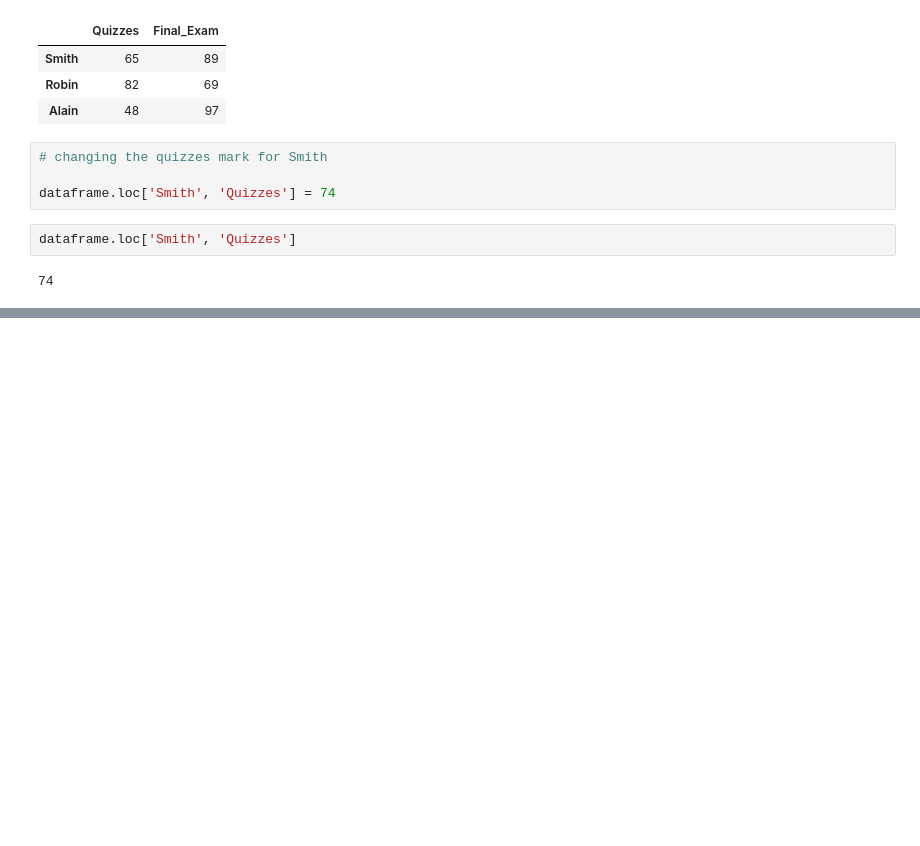
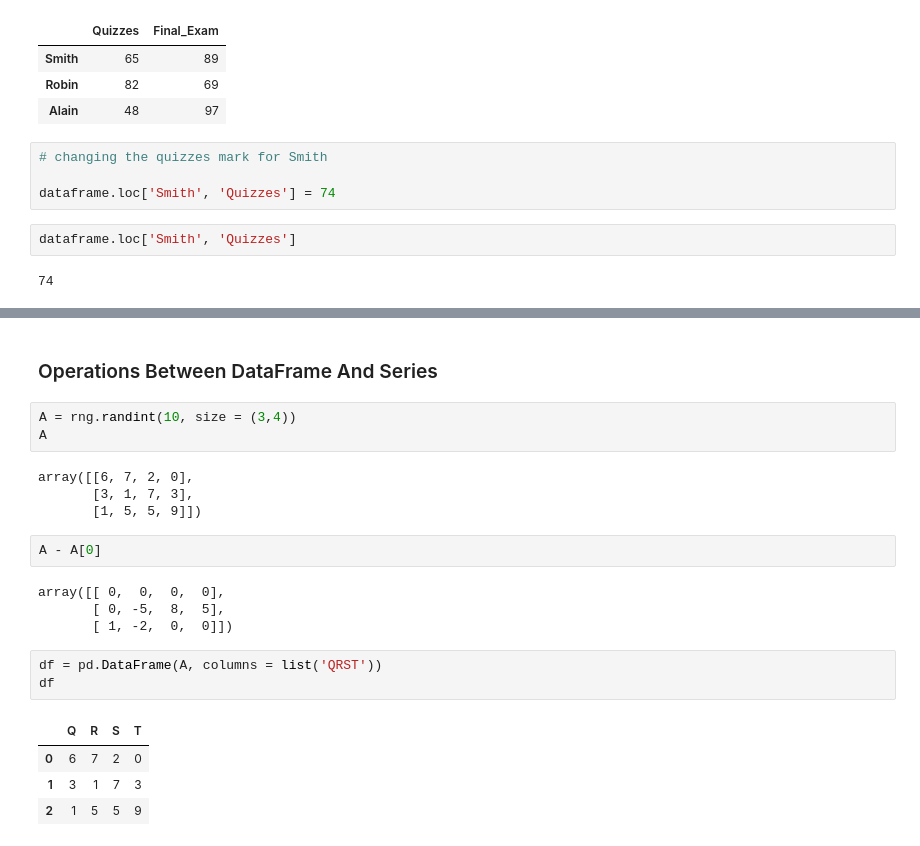
Before and after one commit to ali-d-nasseri/Python-Tutorials, a Jupyter notebook: Pandas-Analysis-Kaggle-Survey.ipynb, the cells around one changed output, grey strips where cells are left out. Drawn from its saved outputs; the diff is of its cells as text; blank space fills up the shorter version.

```diff
--- a/Pandas-Analysis-Kaggle-Survey.ipynb
+++ b/Pandas-Analysis-Kaggle-Survey.ipynb
@@ -535,0 +648,23 @@ dataframe.loc['Smith', 'Quizzes']
+# %% [markdown]
+### Operations Between DataFrame And Series
+# %%
+A = rng.randint(10, size = (3,4))
+A
+# %% [output]
+array([[6, 7, 2, 0],
+       [3, 1, 7, 3],
+       [1, 5, 5, 9]])
+# %%
+A - A[0]
+# %% [output]
+array([[ 0,  0,  0,  0],
+       [ 0, -5,  8,  5],
+       [ 1, -2,  0,  0]])
+# %%
+df = pd.DataFrame(A, columns = list('QRST'))
+df
+# %% [output]
+|  | Q | R | S | T |
+| 0 | 6 | 7 | 2 | 0 |
+| 1 | 3 | 1 | 7 | 3 |
+| 2 | 1 | 5 | 5 | 9 |
```
Also changed, not shown: parts of 24 cells of this notebook.
